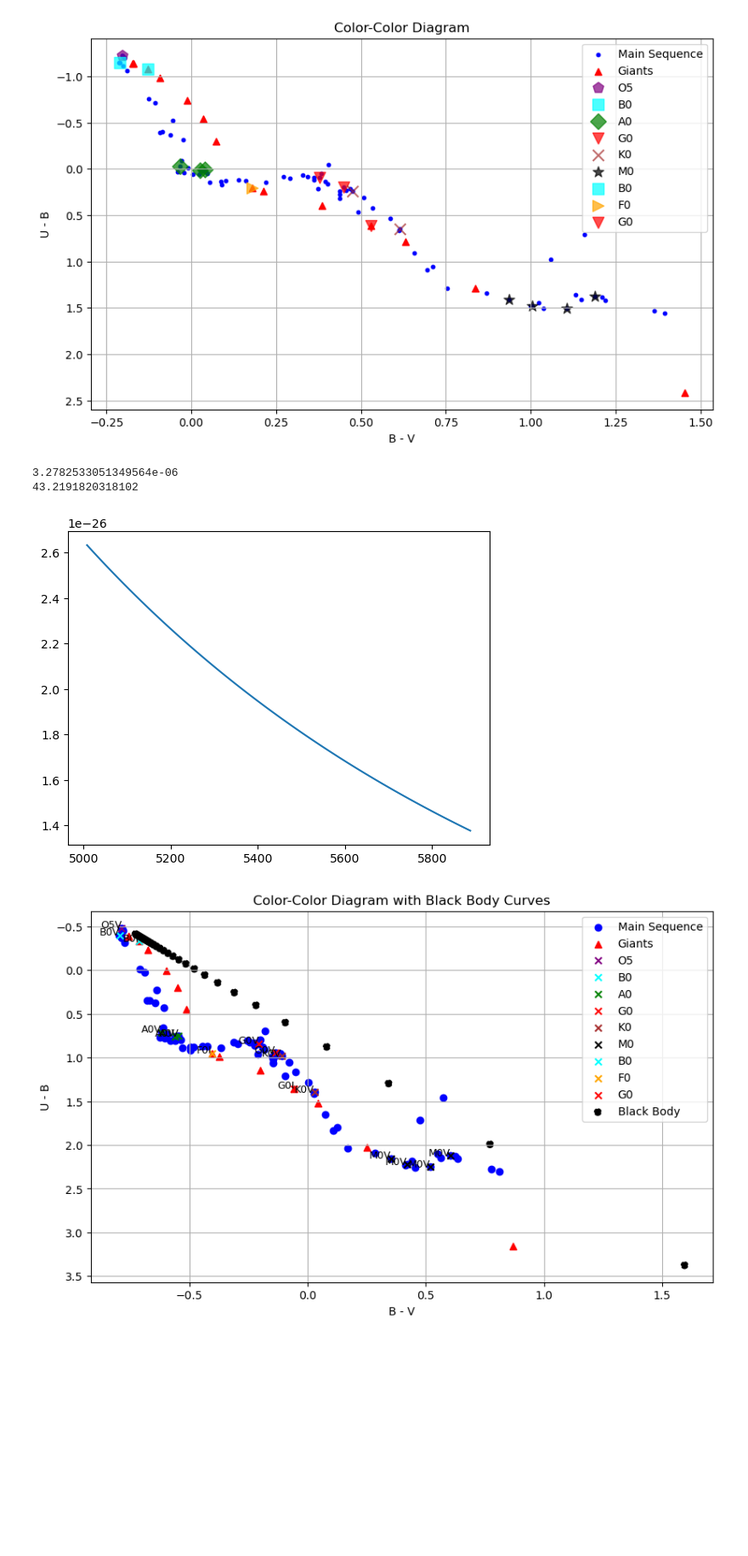
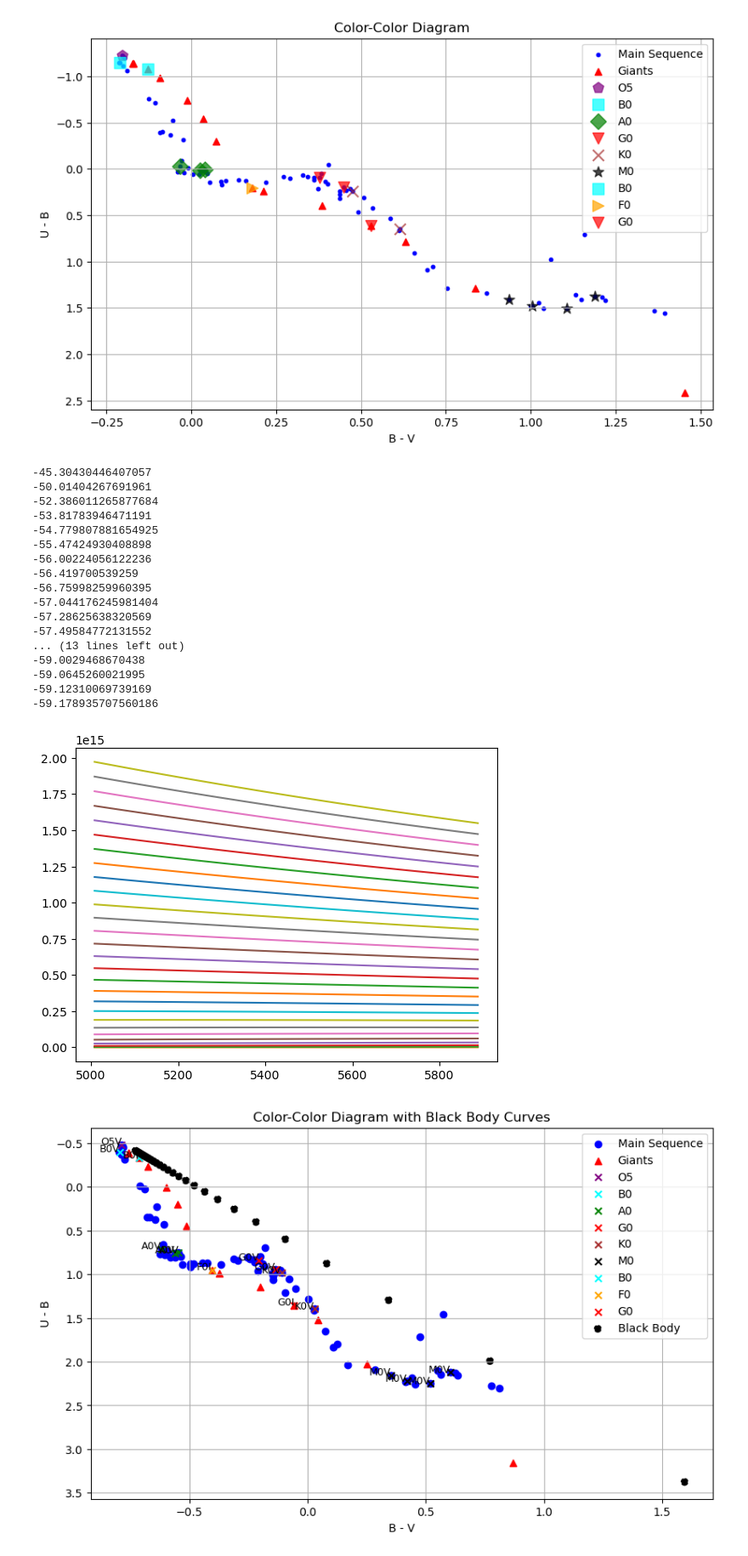
Before and after one commit to TapWhite/ALOP-PROBLEM-1-part2, a Jupyter notebook: ALOP tijdelijk.ipynb, the cells around one changed output. Shown: that part at 85% size. Cells and saved outputs as stored; diff of their text form; code cells hidden in the pictures; blank space fills up the shorter version.

```diff
--- a/ALOP tijdelijk.ipynb
+++ b/ALOP tijdelijk.ipynb
@@ -8,7 +8,7 @@ import pandas as pd
 
 
 # Read the spectra_list
-spectra_list = Table.read(fr"C:\Users\damia\Documents\GitHub\ALOP-PROBLEM-1\spectra_list.csv", format ="ascii.csv")
+spectra_list = Table.read(fr"spectra_list.csv", format ="ascii.csv")
 
 
 filenames = spectra_list['filename']
@@ -16,7 +16,7 @@ types = spectra_list['type']
 
 
 
-spectra = [Table.read(fr"C:\Users\damia\Documents\GitHub\ALOP-PROBLEM-1\spectra\{filename}", format ="ascii.csv") for filename in filenames]
+spectra = [Table.read(fr"spectra\{filename}", format ="ascii.csv") for filename in filenames]
 
 
 wavelengths_list = [data['wavelength'] for data in spectra]
@@ -59,7 +59,7 @@ A unit is W/m^2 or a jansky.
 
 
 
-vega_path = fr'C:\Users\damia\Documents\GitHub\ALOP-PROBLEM-1\vega_fnu.csv'
+vega_path = fr'vega_fnu.csv'
 #Notice: For this spectrum, the wavelength is given in nanometers and the flux density in erg cm-2 s-1 Hz-1.
 
 def convert_flux_density(flux_vega, wavelength ):
@@ -270,52 +270,69 @@ plt.show()
 # %% [output]
 [figure]
 # %%
+from astropy.constants import c, h, k_B
 def blackbody_flux(wavelength, temperature):
     """Calculate blackbody flux at a given wavelength and temperature."""
     # Convert wavelength from Ångströms to meters
-    wavelength_m = wavelength
+    wavelength_m = wavelength * (1e-10)
     # Calculate the exponent for Planck's law (dimensionless)
     exponent = (h.value * c.value) / (wavelength_m * k_B.value * temperature)
     # Planck's law formula
     flux = (2 * h.value * c.value**2) / (wavelength_m**5 * (np.exp(exponent) - 1))
-    return flux
+    # flux in W·m⁻²·Hz⁻¹·sr⁻¹
+    flux_converted = flux  * (3.34e-8) * wavelength**2
+    return flux_converted
 
 
 def calculate_blackbody_magnitude(temperature, band):
     """Calculate the magnitude for a black body in a given band."""
     # Define the band limits
     lambda_min = filters[band]['lambda_0'] - filters[band]['delta_lambda'] / 2
     lambda_max = filters[band]['lambda_0'] + filters[band]['delta_lambda'] / 2
 
     band_wavelengths = np.linspace(lambda_min, lambda_max, 100)
     # Calculate blackbody flux density
     band_flux_density = blackbody_flux(band_wavelengths, temperature)
     plt.plot(band_wavelengths, band_flux_density)
     # Integrate the flux over the band range
 
 
     # Interpolate the flux within the B-band range
     band_vega_wavelengths = np.linspace(lambda_min, lambda_max, 100)
     band_vega_converted_flux_density = np.interp(band_wavelengths, vega_wavelength, vega_converted_flux_density)
 
-    star_flux_integrated = np.trapz(band_flux_density, band_wavelengths)
+    blackbody_flux_integrated = np.trapz(band_flux_density, band_wavelengths)
     vega_flux_integrated = np.trapz(band_vega_converted_flux_density, band_vega_wavelengths)
-    print(vega_flux_integrated)
-        #print(star_flux_integrated, vega_flux_integrated)
-        # Calculate magnitude
-    magnitude = calculate_magnitude(star_flux_integrated, vega_flux_integrated)
+
+    magnitude = calculate_magnitude(blackbody_flux_integrated, vega_flux_integrated)
 
     # Calculate the magnitude
     return magnitude
 
 # Define temperature range
 temperatures = np.arange(2000, 31000, 1000)  # From 2000 K to 30000 K
 
-print(calculate_blackbody_magnitude(temperatures[0], 'V'))
+for temperature in temperatures:
+    print(calculate_blackbody_magnitude(temperature, 'V'))
 # %% [output]
-3.2782533051349564e-06
-43.2191820318102
+-45.30430446407057
+-50.01404267691961
+-52.386011265877684
+-53.81783946471191
+-54.779807881654925
+-55.47424930408898
+-56.00224056122236
+-56.419700539259
+-56.75998259960395
+-57.044176245981404
+-57.28625638320569
+-57.49584772131552
+... (13 lines left out)
+-59.0029468670438
+-59.0645260021995
+-59.12310069739169
+-59.178935707560186
-[figure, old version]
+[figure, new version]
 # %%
 from astropy.constants import c, h, k_B
 import numpy as np
```
Also changed, not shown: 1 other file.
